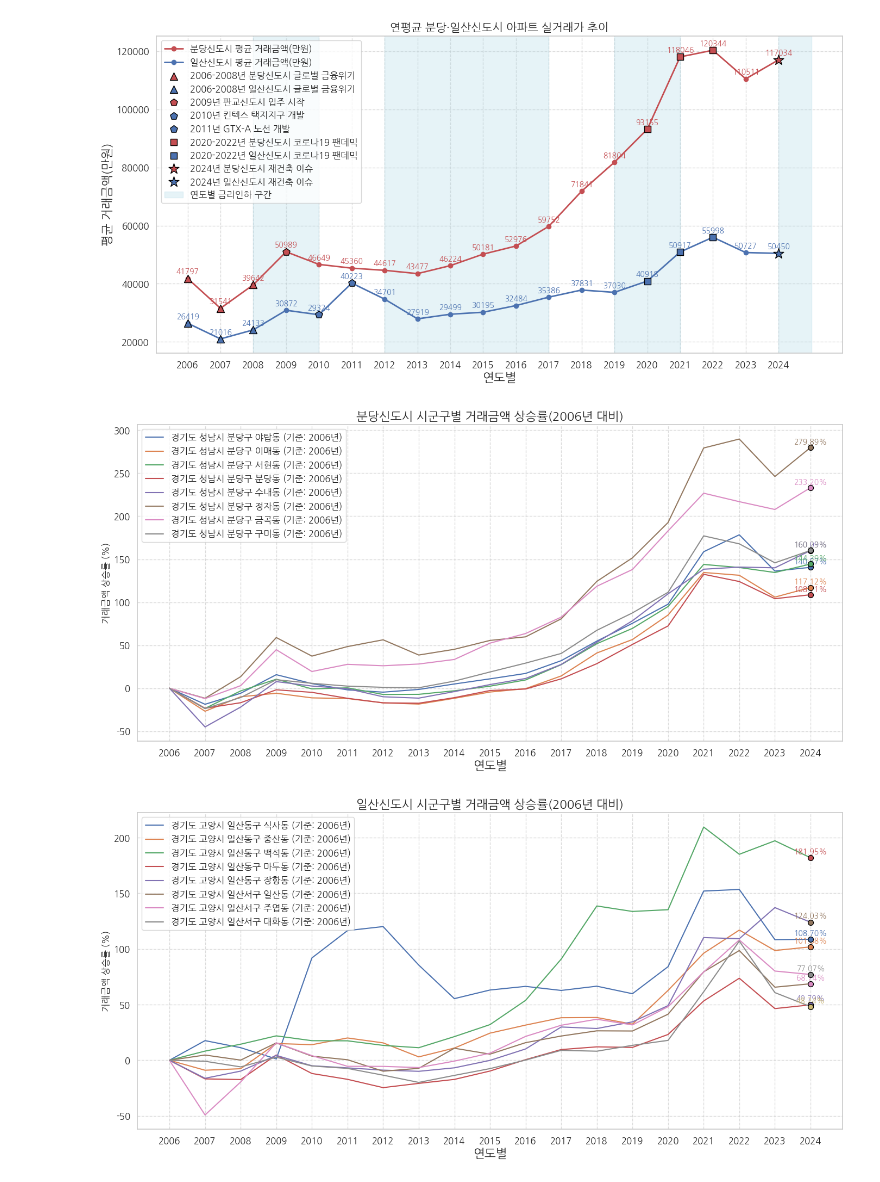
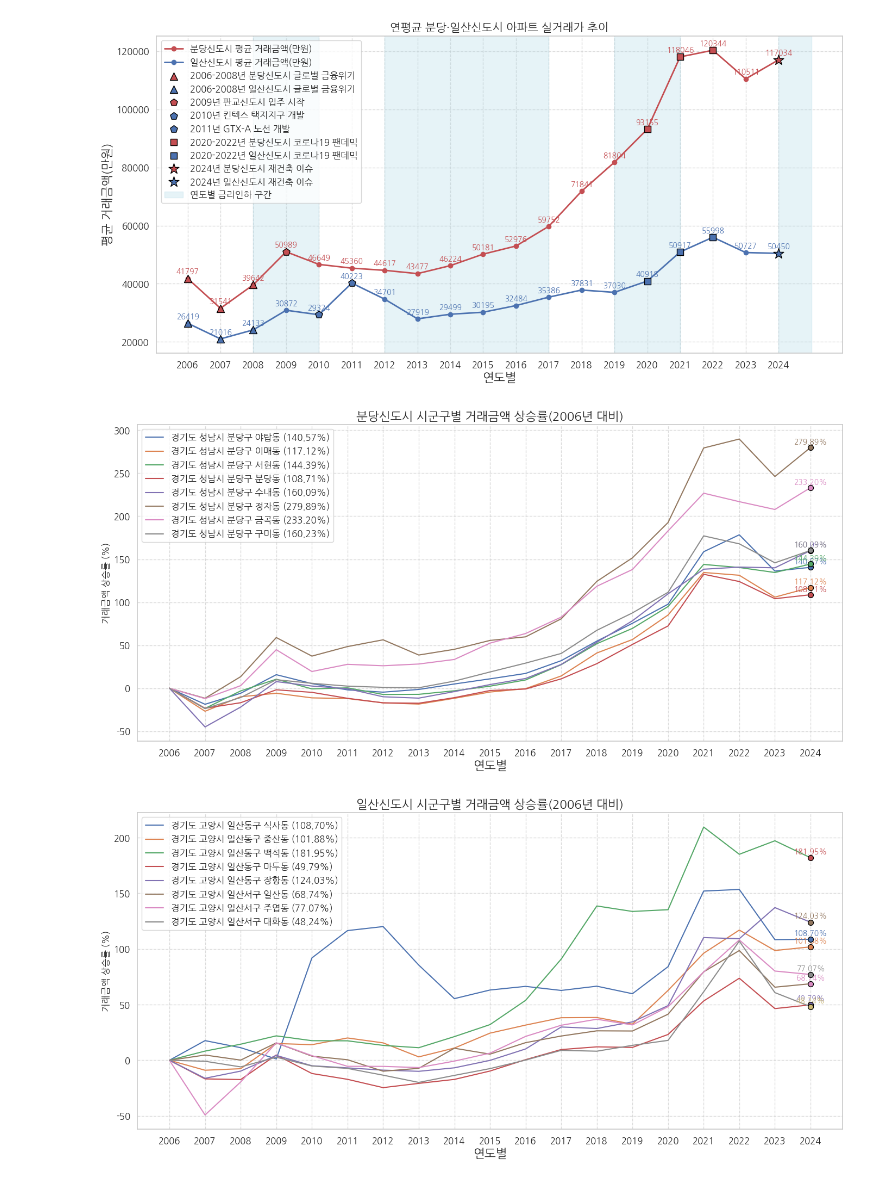
Before and after one commit to SnapishAgent/Ilsan-Investment-Insight, a Jupyter notebook: 아파트 실거래가/apt_price.ipynb, the cells around one changed output. Cells and saved outputs as stored; diff of their text form; code cells hidden in the pictures.

```diff
--- a/아파트 실거래가/apt_price.ipynb
+++ b/아파트 실거래가/apt_price.ipynb
@@ -431,7 +431,7 @@ for area in target_bundang:  # target_bundang에 포함된 각 지역에 대해
     if base_price:
         # 각 연도의 거래금액을 기준 연도 거래금액으로 나누어 상승률 계산
         price_increase_rate = (avg_price_by_area / base_price - 1) * 100
-        label = f'{area} (기준: 2006년)'
+        label = f'{area} ({price_increase_rate.iloc[-1]:.2f}%)'
 
         sns.lineplot(x=price_increase_rate.index, y=price_increase_rate.values, label=label)
 
@@ -452,7 +452,7 @@ plt.grid(True, linestyle='--', alpha=0.7)
 plt.tight_layout()
 plt.show()
 # %% [output]
-[figure, old version]
+[figure, new version]
 # %%
 # 시군구별로 그룹화하여 각 시군구의 거래금액 상승률을 시간순으로 시각화
 plt.figure(figsize=(14, 7))
@@ -461,32 +461,32 @@ plt.figure(figsize=(14, 7))
 for area in target_ilsan:  # target_ilsan에 포함된 각 지역에 대해 반복
     area_data = ilsan_df[ilsan_df['시군구'] == area]
     avg_price_by_area = area_data.groupby('계약년')['거래금액(만원)'].mean()  # 날짜별 평균 거래금액
 
     # 기준 연도(2006년)의 거래금액
     base_price = avg_price_by_area.get(2006, None)
 
     if base_price:
         # 각 연도의 거래금액을 기준 연도 거래금액으로 나누어 상승률 계산
         price_increase_rate = (avg_price_by_area / base_price - 1) * 100
-        label = f'{area} (기준: 2006년)'
+        label = f'{area} ({price_increase_rate.iloc[-1]:.2f}%)'
 
         sns.lineplot(x=price_increase_rate.index, y=price_increase_rate.values, label=label)
 
         # 2024년 상승률 표시
         price_2024 = price_increase_rate.get(2024, None)
         if price_2024:
             plt.scatter(2024, price_2024, color=sns.color_palette()[target_ilsan.index(area)], s=50, edgecolor='black', zorder=5)
             plt.text(2024, price_2024 + 2, f'{price_2024:.2f}%', ha='center', va='bottom', fontproperties=fontprop, fontsize=10, color=sns.color_palette()[target_ilsan.index(area)])
 
 # 그래프 제목과 레이블 설정
 plt.title('일산신도시 시군구별 거래금액 상승률(2006년 대비)', fontproperties=fontprop, fontsize=16, loc='center')
 plt.xlabel('연도별', fontproperties=fontprop, fontsize=16)
 plt.ylabel('거래금액 상승률 (%)', fontproperties=fontprop, fontsize=12)
 plt.xticks(range(ilsan_df['계약년'].min(), ilsan_df['계약년'].max() + 1), rotation=0, fontproperties=fontprop, fontsize=12)
 plt.yticks(fontproperties=fontprop, fontsize=12)
 plt.legend(prop=fontprop)
 plt.grid(True, linestyle='--', alpha=0.7)
 plt.tight_layout()
 plt.show()
 # %% [output]
-[figure, old version]
+[figure, new version]
```
Also changed, not shown: 3 other files.
